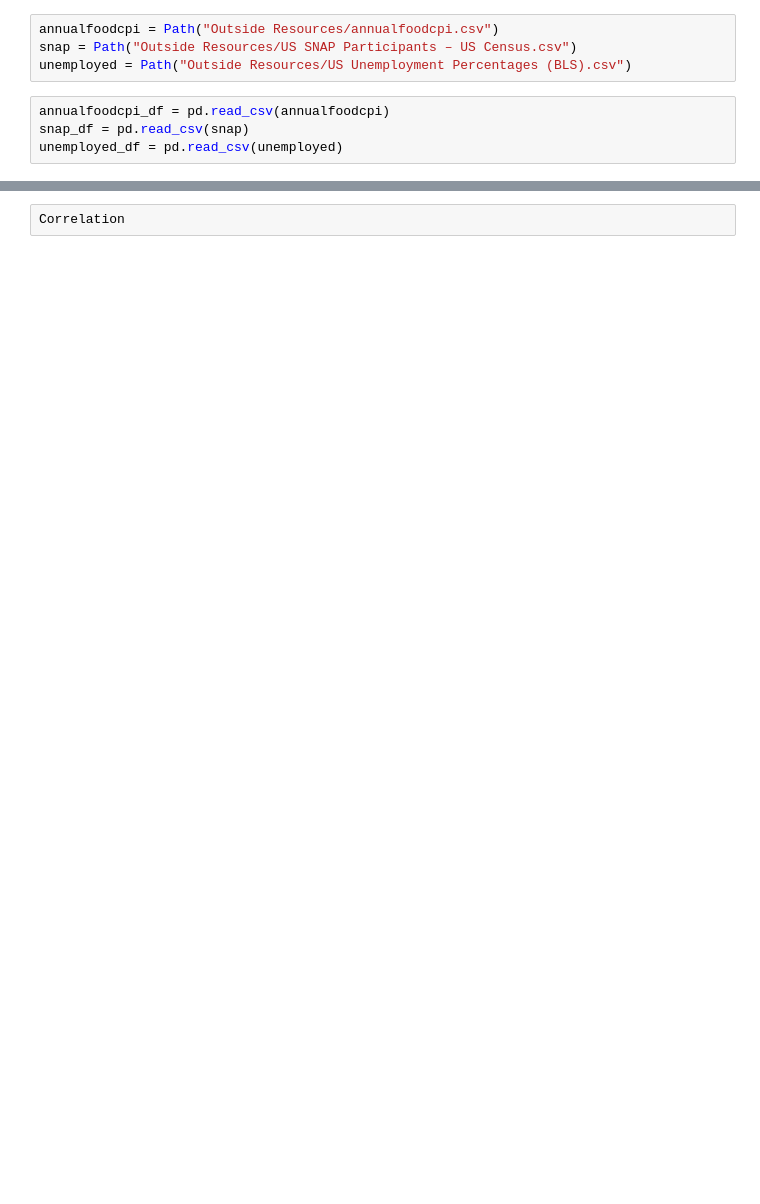
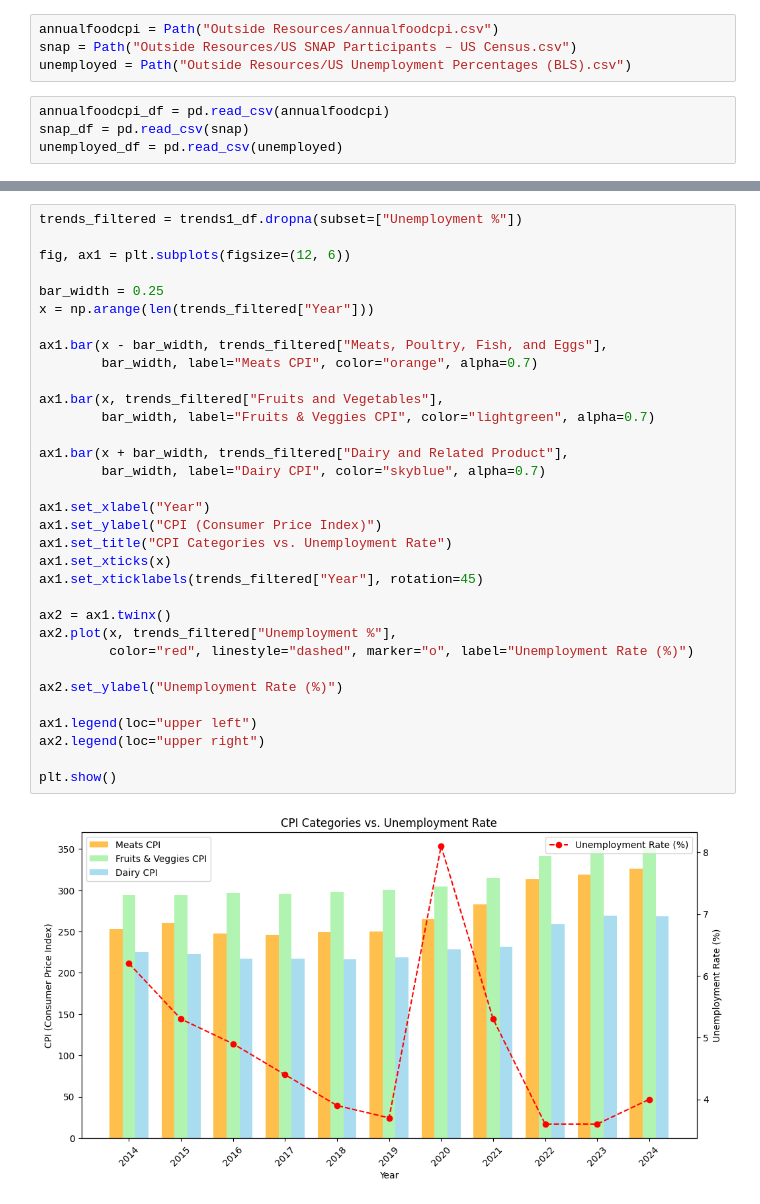
Before and after one commit to leowheeler1/InflationTrendsAnalysis, a Jupyter notebook: trendfactors.ipynb, the cells around one changed output, grey strips where cells are left out. Cells and saved outputs as stored; diff of their text form; blank space fills up the shorter version.

```diff
--- a/trendfactors.ipynb
+++ b/trendfactors.ipynb
@@ -70,2 +85,35 @@ plt.show()
 # %%
-Correlation
+trends_filtered = trends1_df.dropna(subset=["Unemployment %"])
+
+fig, ax1 = plt.subplots(figsize=(12, 6))
+
+bar_width = 0.25
+x = np.arange(len(trends_filtered["Year"]))
+
+ax1.bar(x - bar_width, trends_filtered["Meats, Poultry, Fish, and Eggs"],
+        bar_width, label="Meats CPI", color="orange", alpha=0.7)
+
+ax1.bar(x, trends_filtered["Fruits and Vegetables"],
+        bar_width, label="Fruits & Veggies CPI", color="lightgreen", alpha=0.7)
+
+ax1.bar(x + bar_width, trends_filtered["Dairy and Related Product"],
+        bar_width, label="Dairy CPI", color="skyblue", alpha=0.7)
+
+ax1.set_xlabel("Year")
+ax1.set_ylabel("CPI (Consumer Price Index)")
+ax1.set_title("CPI Categories vs. Unemployment Rate")
+ax1.set_xticks(x)
+ax1.set_xticklabels(trends_filtered["Year"], rotation=45)
+
+ax2 = ax1.twinx()
+ax2.plot(x, trends_filtered["Unemployment %"],
+         color="red", linestyle="dashed", marker="o", label="Unemployment Rate (%)")
+
+ax2.set_ylabel("Unemployment Rate (%)")
+
+ax1.legend(loc="upper left")
+ax2.legend(loc="upper right")
+
+plt.show()
+# %% [output]
+[figure, added]
```
Also changed, not shown: parts of 5 cells of this notebook, 3 other files.
